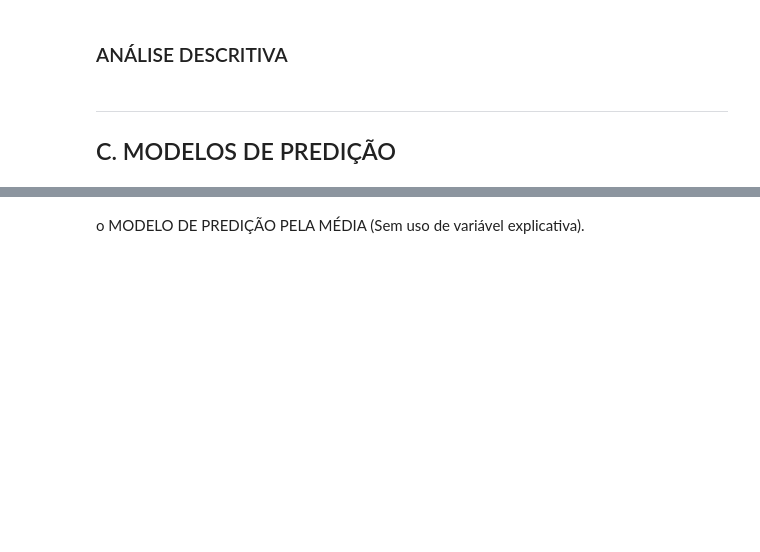
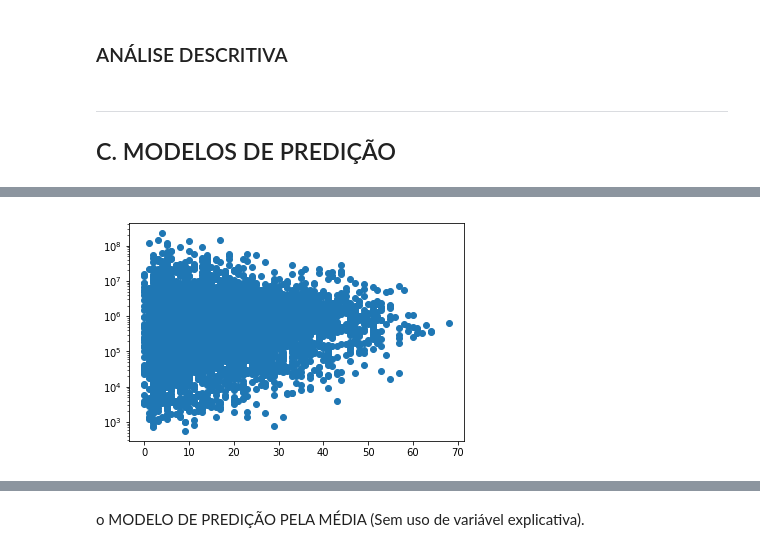
Before and after one commit to victorniubo/cdados_dp, a Jupyter notebook: P3/Projeto3 Layout.ipynb, the cells around one changed output, grey strips where cells are left out. Drawn from its saved outputs; the diff is of its cells as text; code cells hidden in the pictures; blank space fills up the shorter version.

```diff
--- a/P3/Projeto3 Layout.ipynb
+++ b/P3/Projeto3 Layout.ipynb
@@ -151,3 +148,16 @@ stats.probplot(e, dist='norm', plot=plt);
+# %%
+a = trans.copy().T.astype(str)
+for i in a.columns:
+    a[i] = a[i].str.replace('[1-9][0-9]*','1')
+# %%
+a = a.astype(int)
+n_tags = []
+for ind,data in a.iterrows():
+    n_tags.append(data.sum())
+# %%
+mean_freqs = []
+for e in range(len(n_tags)):
+    mean_freqs.append(toto_sum[e]/n_tags[e])
 # %% [markdown]
 ### ANÁLISE DESCRITIVA
 # %% [markdown]
@@ -159,0 +166,11 @@ new_data['top3_freq'] = you_ifn['top3_freq']
+# %%
+new_data = pd.DataFrame()
+new_data['views'] = you_analysis['views']
+new_data['top3_freq'] = top3_sum
+new_data['n_tags'] = n_tags
+new_data['mean_freqs'] = mean_freqs
+new_data['funny'] = a['funny_freq']
+new_data['comedy'] = a['comedy_freq']
+new_data['humor'] = a['humor_freq']
+new_data['music'] = a['music_freq']
+new_data.head(17)
@@ -159,0 +196,5 @@ new_data['top3_freq'] = you_ifn['top3_freq']
+# %%
+plt.gca().scatter(new_data.n_tags,new_data.views)
+plt.gca().set_yscale('log')
+# %% [output]
+[figure, added]
```
Also changed, not shown: parts of 15 cells of this notebook.
